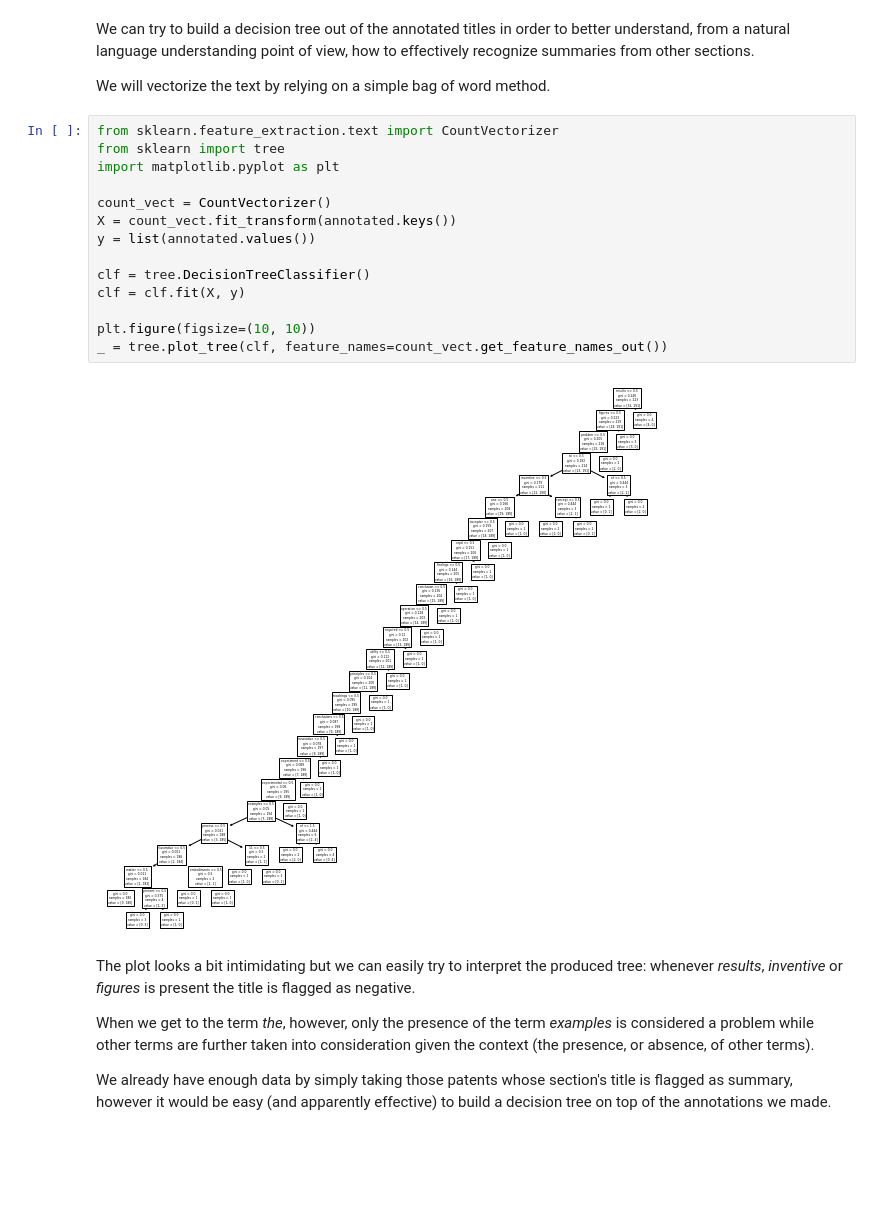
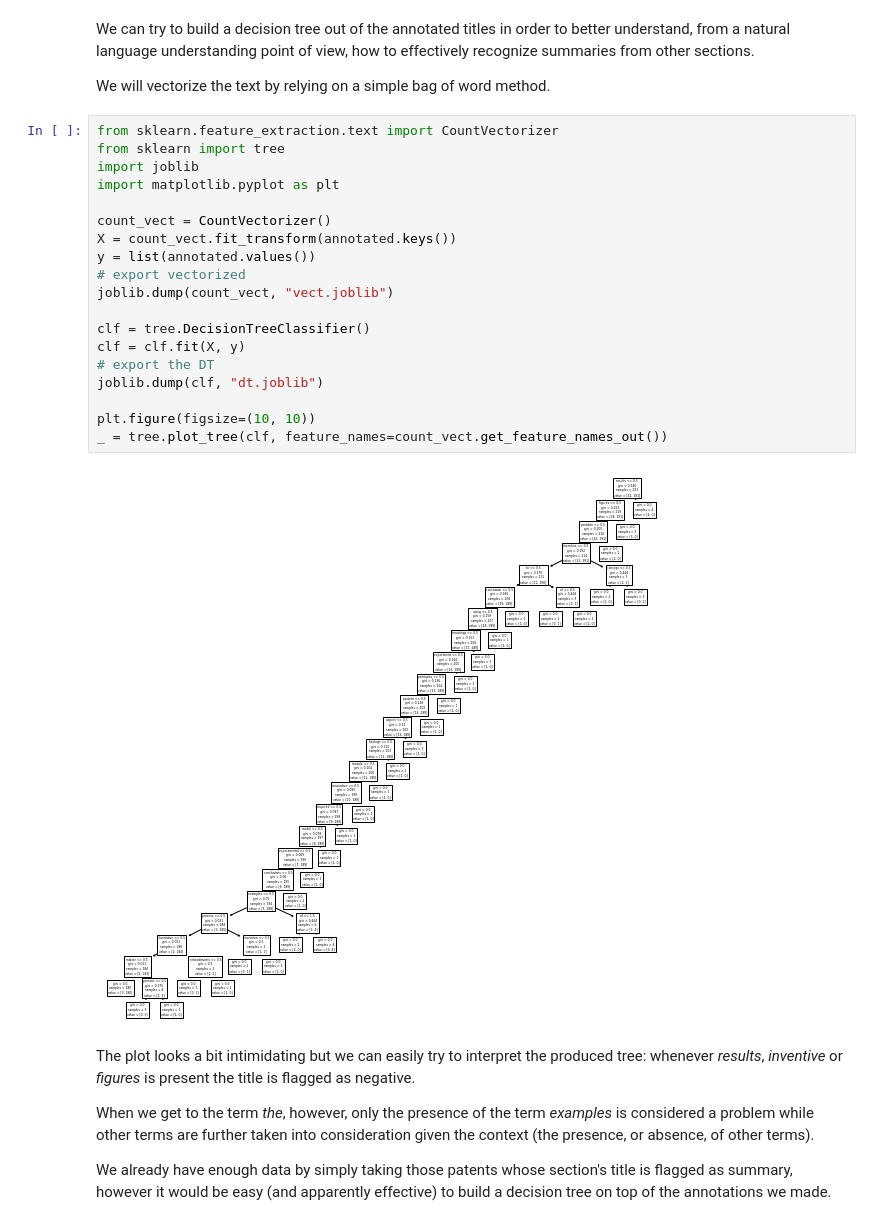
Before and after one commit to NLPNice/final-project, a Jupyter notebook: preprocessing/Preprocessing.ipynb, the cells around one changed output. Saved outputs shown, nothing was run; the diff lists cells and outputs as text; blank space fills up the shorter version.

```diff
--- a/preprocessing/Preprocessing.ipynb
+++ b/preprocessing/Preprocessing.ipynb
@@ -152,19 +152,24 @@ We will vectorize the text by relying on a simple bag of word method.
 # %%
 from sklearn.feature_extraction.text import CountVectorizer
 from sklearn import tree
+import joblib
 import matplotlib.pyplot as plt
 
 count_vect = CountVectorizer()
 X = count_vect.fit_transform(annotated.keys())
 y = list(annotated.values())
+# export vectorized
+joblib.dump(count_vect, "vect.joblib")
 
 clf = tree.DecisionTreeClassifier()
 clf = clf.fit(X, y)
+# export the DT
+joblib.dump(clf, "dt.joblib")
 
 plt.figure(figsize=(10, 10))
 _ = tree.plot_tree(clf, feature_names=count_vect.get_feature_names_out())
 # %% [output]
-[figure, old version]
+[figure, new version]
 # %% [markdown]
 The plot looks a bit intimidating but we can easily try to interpret the produced tree: whenever *results*, *inventive* or *figures* is present the title is flagged as negative.
 
```
Also changed, not shown: parts of 2 cells of this notebook, 2 other files.
